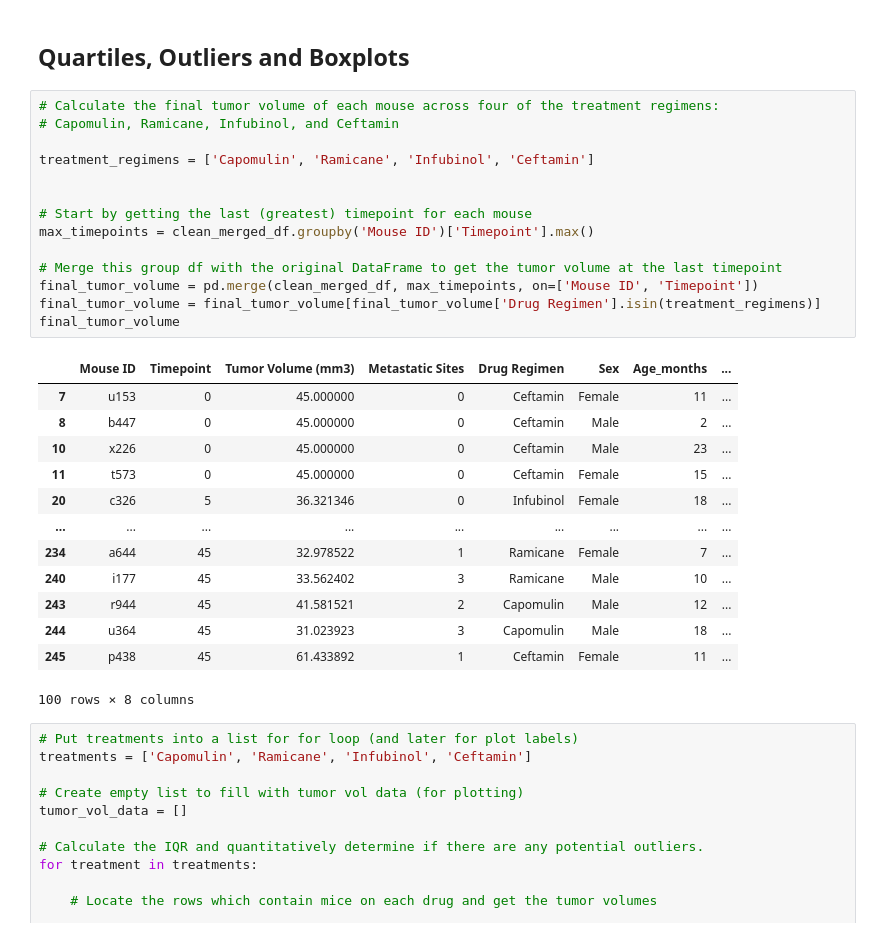
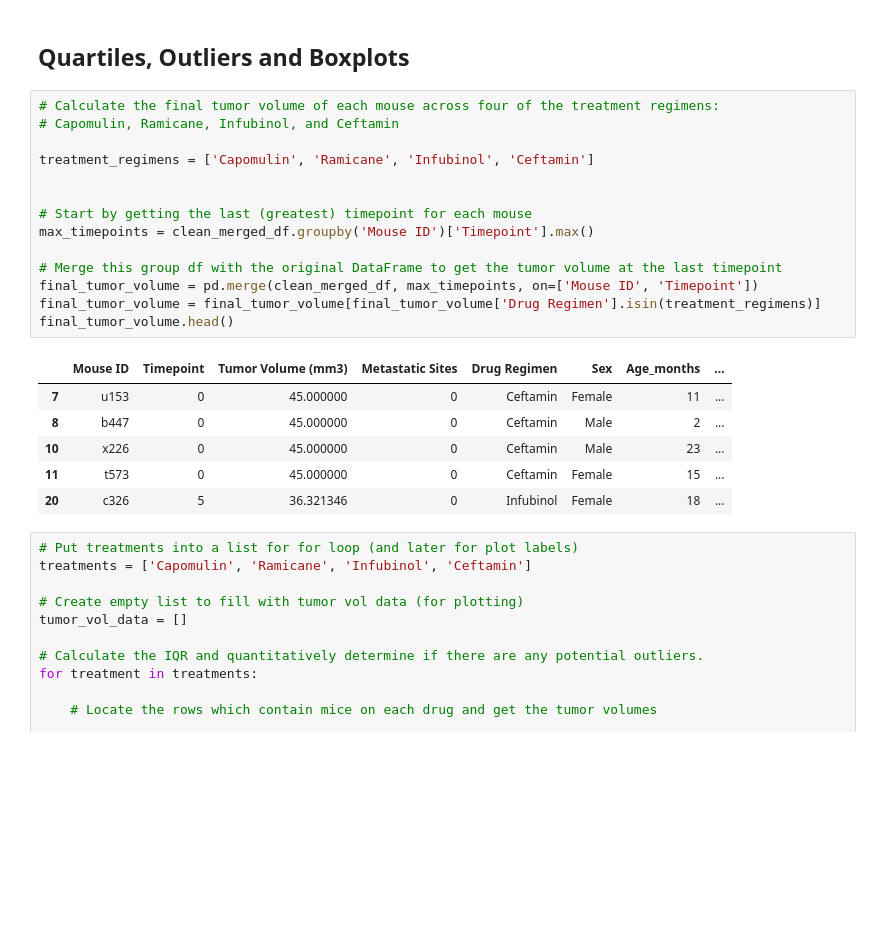
Before and after one commit to NifaCout/Matplotlib, a Jupyter notebook: pymaceuticals_starter.ipynb, the cells around one changed output. Cells and saved outputs as stored; diff of their text form; blank space fills up the shorter version.

```diff
--- a/pymaceuticals_starter.ipynb
+++ b/pymaceuticals_starter.ipynb
@@ -183,31 +193,24 @@ plt.show()
 # %%
 # Calculate the final tumor volume of each mouse across four of the treatment regimens:
 # Capomulin, Ramicane, Infubinol, and Ceftamin
 
 treatment_regimens = ['Capomulin', 'Ramicane', 'Infubinol', 'Ceftamin']
 
 
 # Start by getting the last (greatest) timepoint for each mouse
 max_timepoints = clean_merged_df.groupby('Mouse ID')['Timepoint'].max()
 
 # Merge this group df with the original DataFrame to get the tumor volume at the last timepoint
 final_tumor_volume = pd.merge(clean_merged_df, max_timepoints, on=['Mouse ID', 'Timepoint'])
 final_tumor_volume = final_tumor_volume[final_tumor_volume['Drug Regimen'].isin(treatment_regimens)]
-final_tumor_volume
+final_tumor_volume.head()
 # %% [output]
 |  | Mouse ID | Timepoint | Tumor Volume (mm3) | Metastatic Sites | Drug Regimen | Sex | Age_months | ... |
 | 7 | u153 | 0 | 45.000000 | 0 | Ceftamin | Female | 11 | ... |
 | 8 | b447 | 0 | 45.000000 | 0 | Ceftamin | Male | 2 | ... |
 | 10 | x226 | 0 | 45.000000 | 0 | Ceftamin | Male | 23 | ... |
 | 11 | t573 | 0 | 45.000000 | 0 | Ceftamin | Female | 15 | ... |
 | 20 | c326 | 5 | 36.321346 | 0 | Infubinol | Female | 18 | ... |
-| ... | ... | ... | ... | ... | ... | ... | ... | ... |
-| 234 | a644 | 45 | 32.978522 | 1 | Ramicane | Female | 7 | ... |
-| 240 | i177 | 45 | 33.562402 | 3 | Ramicane | Male | 10 | ... |
-| 243 | r944 | 45 | 41.581521 | 2 | Capomulin | Male | 12 | ... |
-| 244 | u364 | 45 | 31.023923 | 3 | Capomulin | Male | 18 | ... |
-| 245 | p438 | 45 | 61.433892 | 1 | Ceftamin | Female | 11 | ... |
-100 rows × 8 columns
 # %%
 # Put treatments into a list for for loop (and later for plot labels)
 treatments = ['Capomulin', 'Ramicane', 'Infubinol', 'Ceftamin']
```
Also changed, not shown: parts of 8 cells of this notebook.
